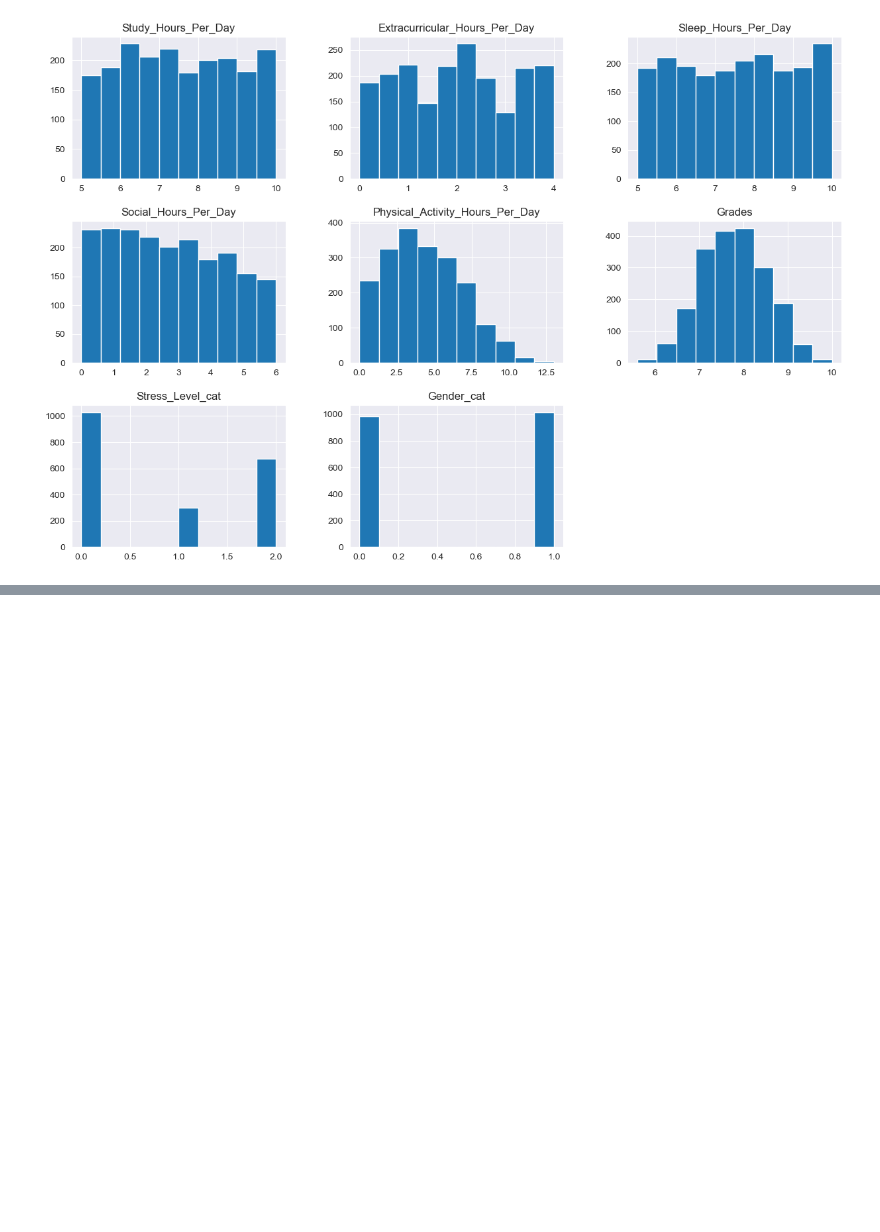
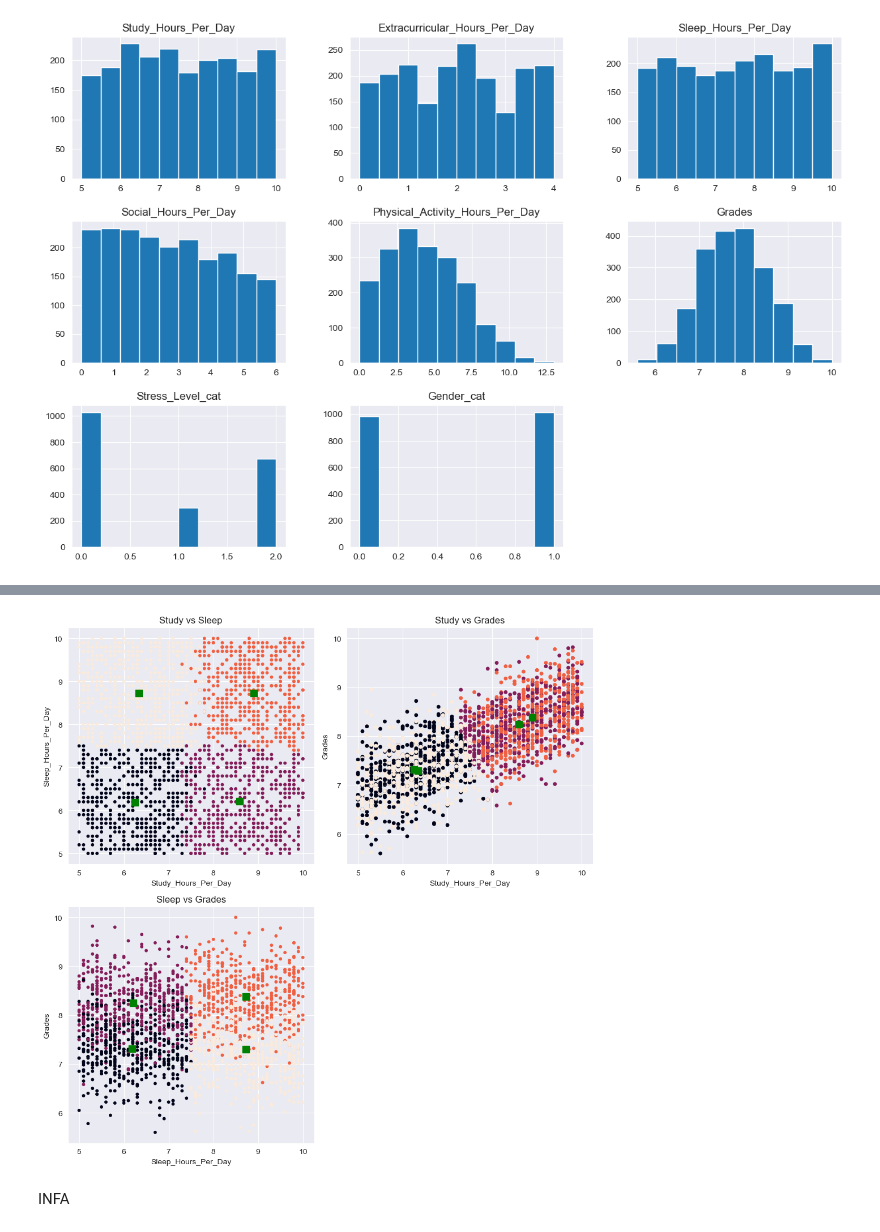
Before and after one commit to VladossK/ML2_darbs, a Jupyter notebook: main.ipynb, the cells around one changed output, grey strips where cells are left out. Saved outputs shown, nothing was run; the diff lists cells and outputs as text; code cells hidden in the pictures; blank space fills up the shorter version.

```diff
--- a/main.ipynb
+++ b/main.ipynb
@@ -132,0 +171,47 @@ plt.show()
+# %%
+
+# Подготовка данных
+df_cluster3 = df[["Study_Hours_Per_Day", "Sleep_Hours_Per_Day", "Grades"]]
+
+# Обучение модели KMeans с 4 кластерами
+kmeans_modelis = KMeans(n_clusters=4, init="k-means++", random_state=42).fit(df_cluster3)
+
+# Центры кластеров
+centroids = kmeans_modelis.cluster_centers_
+
+# Предсказание кластеров
+ypred = kmeans_modelis.predict(df_cluster3)
+
+# Визуализация кластеров в 3 проекциях
+plt.figure(figsize=(10, 10))
+
+# 1. Study vs Sleep
+plt.subplot(2, 2, 1)
+plt.scatter(df_cluster3['Study_Hours_Per_Day'], df_cluster3['Sleep_Hours_Per_Day'], s=10, c=ypred)
+plt.scatter(centroids[:, 0], centroids[:, 1], s=80, c='g', marker='s')
+plt.xlabel('Study_Hours_Per_Day')
+plt.ylabel('Sleep_Hours_Per_Day')
+plt.title('Study vs Sleep')
+
+# 2. Study vs Grades
+plt.subplot(2, 2, 2)
+plt.scatter(df_cluster3['Study_Hours_Per_Day'], df_cluster3['Grades'], s=15, c=ypred)
+plt.scatter(centroids[:, 0], centroids[:, 2], s=80, c='g', marker='s')
+plt.xlabel('Study_Hours_Per_Day')
+plt.ylabel('Grades')
+plt.title('Study vs Grades')
+
+# 3. Sleep vs Grades
+plt.subplot(2, 2, 3)
+plt.scatter(df_cluster3['Sleep_Hours_Per_Day'], df_cluster3['Grades'], s=10, c=ypred)
+plt.scatter(centroids[:, 1], centroids[:, 2], s=80, c='g', marker='s')
+plt.xlabel('Sleep_Hours_Per_Day')
+plt.ylabel('Grades')
+plt.title('Sleep vs Grades')
+
+plt.tight_layout()
+plt.show()
+# %% [output]
+[figure, added]
+# %% [markdown]
+INFA
```
Also changed, not shown: parts of 12 cells of this notebook.
